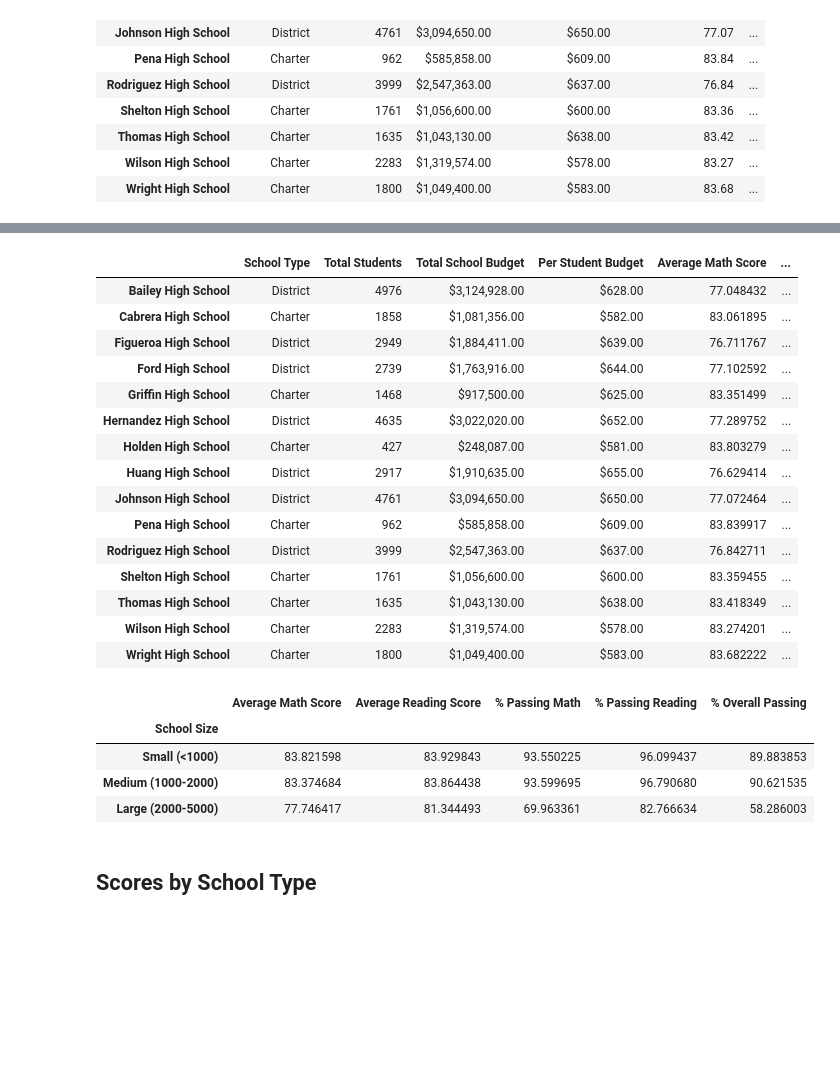
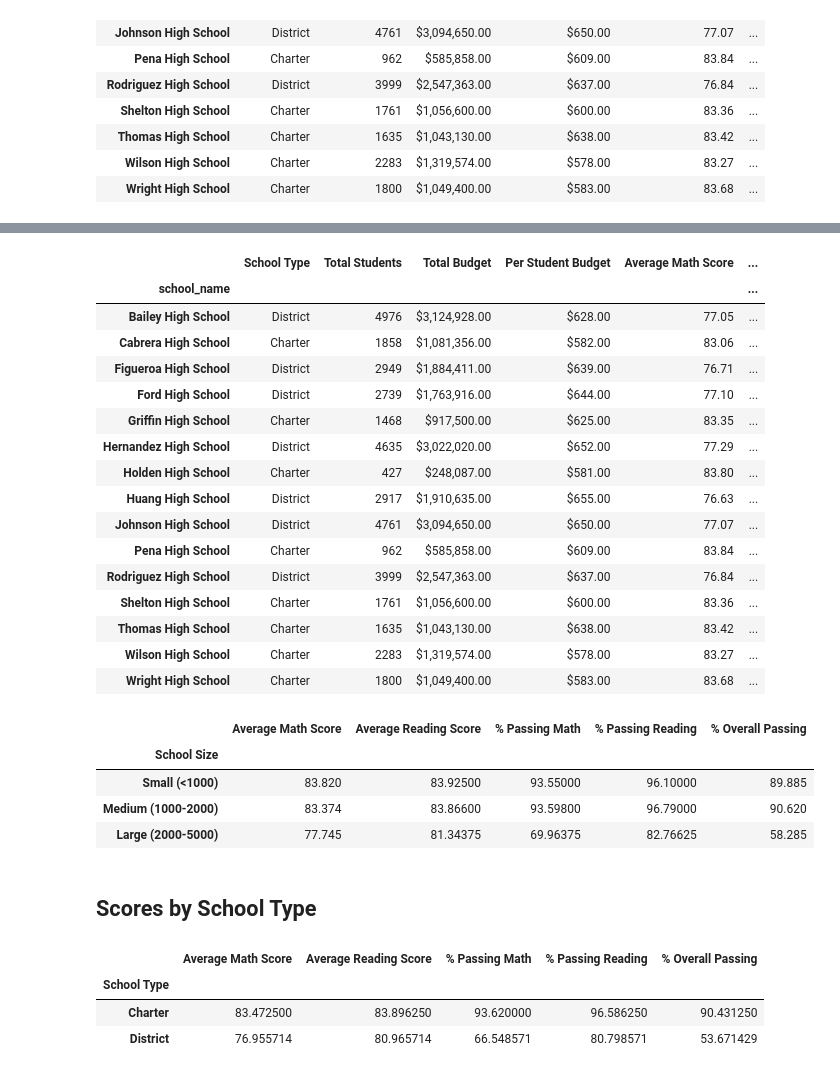
Before and after one commit to SummerDowdy/pandas-challenge, a Jupyter notebook: PyCitySchools/PyCitySchools.ipynb, the cells around one changed output, grey strips where cells are left out. Cells and saved outputs as stored; diff of their text form; code cells hidden in the pictures; blank space fills up the shorter version.

```diff
--- a/PyCitySchools/PyCitySchools_starter-Copy1.ipynb
+++ b/PyCitySchools/PyCitySchools.ipynb
@@ -700,0 +957,3 @@ spending_summary
+# %%
+school_spendingDF2 = school_spendingDF.copy()
+school_spendingDF2
@@ -700,0 +978,4 @@ spending_summary
+# %%
+# convert total students column
+school_spendingDF2["Total Students"] = school_spendingDF["Total Students"].astype(int)
+school_spendingDF2
@@ -705,23 +1004,23 @@ labels = ["Small (<1000)", "Medium (1000-2000)", "Large (2000-5000)"]
 # %%
 # Categorize the spending based on the bins
 # Use `pd.cut` on the "Total Students" column of the `per_school_summary` DataFrame.
-
-per_school_summary["School Size"] =
-per_school_summary
+school_spendingDF2["School Size"] = pd.cut(school_spendingDF2["Total Students"], size_bins, labels=labels)
+school_spendingDF2
 # %% [output]
-|  | School Type | Total Students | Total School Budget | Per Student Budget | Average Math Score | ... |
-| Bailey High School | District | 4976 | $3,124,928.00 | $628.00 | 77.048432 | ... |
-| Cabrera High School | Charter | 1858 | $1,081,356.00 | $582.00 | 83.061895 | ... |
-| Figueroa High School | District | 2949 | $1,884,411.00 | $639.00 | 76.711767 | ... |
-| Ford High School | District | 2739 | $1,763,916.00 | $644.00 | 77.102592 | ... |
-| Griffin High School | Charter | 1468 | $917,500.00 | $625.00 | 83.351499 | ... |
-| Hernandez High School | District | 4635 | $3,022,020.00 | $652.00 | 77.289752 | ... |
-| Holden High School | Charter | 427 | $248,087.00 | $581.00 | 83.803279 | ... |
-| Huang High School | District | 2917 | $1,910,635.00 | $655.00 | 76.629414 | ... |
-| Johnson High School | District | 4761 | $3,094,650.00 | $650.00 | 77.072464 | ... |
-| Pena High School | Charter | 962 | $585,858.00 | $609.00 | 83.839917 | ... |
-| Rodriguez High School | District | 3999 | $2,547,363.00 | $637.00 | 76.842711 | ... |
-| Shelton High School | Charter | 1761 | $1,056,600.00 | $600.00 | 83.359455 | ... |
-| Thomas High School | Charter | 1635 | $1,043,130.00 | $638.00 | 83.418349 | ... |
-| Wilson High School | Charter | 2283 | $1,319,574.00 | $578.00 | 83.274201 | ... |
-| Wright High School | Charter | 1800 | $1,049,400.00 | $583.00 | 83.682222 | ... |
+|  | School Type | Total Students | Total Budget | Per Student Budget | Average Math Score | ... |
+| school_name |  |  |  |  |  | ... |
+| Bailey High School | District | 4976 | $3,124,928.00 | $628.00 | 77.05 | ... |
+| Cabrera High School | Charter | 1858 | $1,081,356.00 | $582.00 | 83.06 | ... |
+| Figueroa High School | District | 2949 | $1,884,411.00 | $639.00 | 76.71 | ... |
+| Ford High School | District | 2739 | $1,763,916.00 | $644.00 | 77.10 | ... |
+| Griffin High School | Charter | 1468 | $917,500.00 | $625.00 | 83.35 | ... |
+| Hernandez High School | District | 4635 | $3,022,020.00 | $652.00 | 77.29 | ... |
+| Holden High School | Charter | 427 | $248,087.00 | $581.00 | 83.80 | ... |
+| Huang High School | District | 2917 | $1,910,635.00 | $655.00 | 76.63 | ... |
+| Johnson High School | District | 4761 | $3,094,650.00 | $650.00 | 77.07 | ... |
+| Pena High School | Charter | 962 | $585,858.00 | $609.00 | 83.84 | ... |
+| Rodriguez High School | District | 3999 | $2,547,363.00 | $637.00 | 76.84 | ... |
+| Shelton High School | Charter | 1761 | $1,056,600.00 | $600.00 | 83.36 | ... |
+| Thomas High School | Charter | 1635 | $1,043,130.00 | $638.00 | 83.42 | ... |
+| Wilson High School | Charter | 2283 | $1,319,574.00 | $578.00 | 83.27 | ... |
+| Wright High School | Charter | 1800 | $1,049,400.00 | $583.00 | 83.68 | ... |
@@ -735,22 +1027,29 @@ size_overall_passing = per_school_summary.groupby(["School Size"])["% Overall Pa
 # %%
 # Create a DataFrame called `size_summary` that breaks down school performance based on school size (small, medium, or large).
 # Use the scores above to create a new DataFrame called `size_summary`
-size_summary =
+size_summaryDF = school_spendingDF2.groupby("School Size")
 
 # Display results
-size_summary
+size_summaryDF = size_summaryDF[["Average Math Score","Average Reading Score","% Passing Math","% Passing Reading","% Overall Passing"]]
+
+size_summaryDF.mean()
 # %% [output]
 |  | Average Math Score | Average Reading Score | % Passing Math | % Passing Reading | % Overall Passing |
 | School Size |  |  |  |  |  |
-| Small (<1000) | 83.821598 | 83.929843 | 93.550225 | 96.099437 | 89.883853 |
-| Medium (1000-2000) | 83.374684 | 83.864438 | 93.599695 | 96.790680 | 90.621535 |
-| Large (2000-5000) | 77.746417 | 81.344493 | 69.963361 | 82.766634 | 58.286003 |
+| Small (<1000) | 83.820 | 83.92500 | 93.55000 | 96.10000 | 89.885 |
+| Medium (1000-2000) | 83.374 | 83.86600 | 93.59800 | 96.79000 | 90.620 |
+| Large (2000-5000) | 77.745 | 81.34375 | 69.96375 | 82.76625 | 58.285 |
 # %% [markdown]
 ## Scores by School Type
 # %%
 # Group the per_school_summary DataFrame by "School Type" and average the results.
-average_math_score_by_type = per_school_summary.groupby(["School Type"])["Average Math Score"].mean()
-average_reading_score_by_type = per_school_summary.groupby(["School Type"])["Average Reading Score"].mean()
-average_percent_passing_math_by_type = per_school_summary.groupby(["School Type"])["% Passing Math"].mean()
-average_percent_passing_reading_by_type = per_school_summary.groupby(["School Type"])["% Passing Reading"].mean()
-average_percent_overall_passing_by_type = per_school_summary.groupby(["School Type"])["% Overall Passing"].mean()
+type_summaryDF = school_spendingDF2.groupby("School Type")
+
+type_summaryDF = type_summaryDF[["Average Math Score","Average Reading Score","% Passing Math","% Passing Reading","% Overall Passing"]]
+
+type_summaryDF.mean()
+# %% [output]
+|  | Average Math Score | Average Reading Score | % Passing Math | % Passing Reading | % Overall Passing |
+| School Type |  |  |  |  |  |
+| Charter | 83.472500 | 83.896250 | 93.620000 | 96.586250 | 90.431250 |
+| District | 76.955714 | 80.965714 | 66.548571 | 80.798571 | 53.671429 |
```
Also changed, not shown: parts of 27 cells of this notebook.
